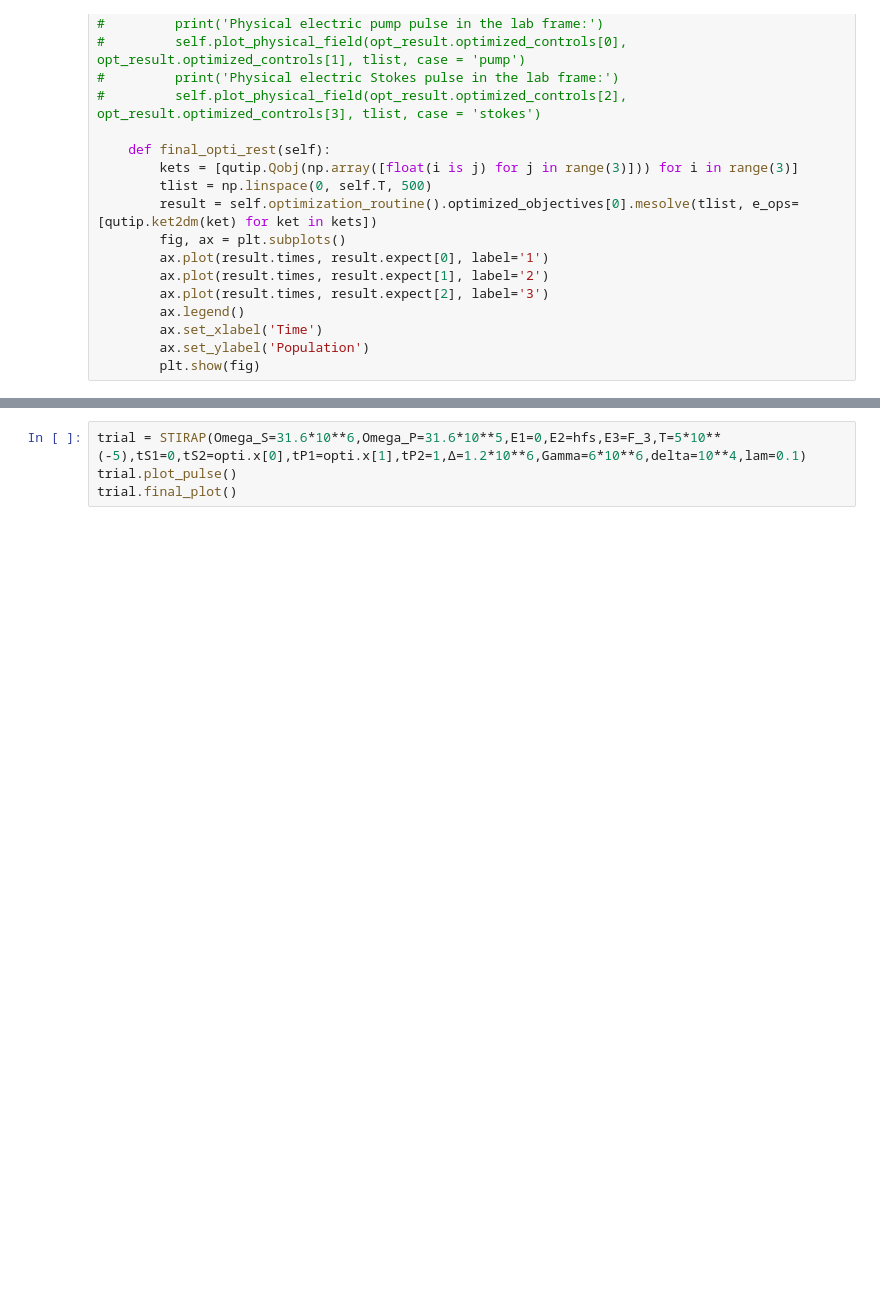
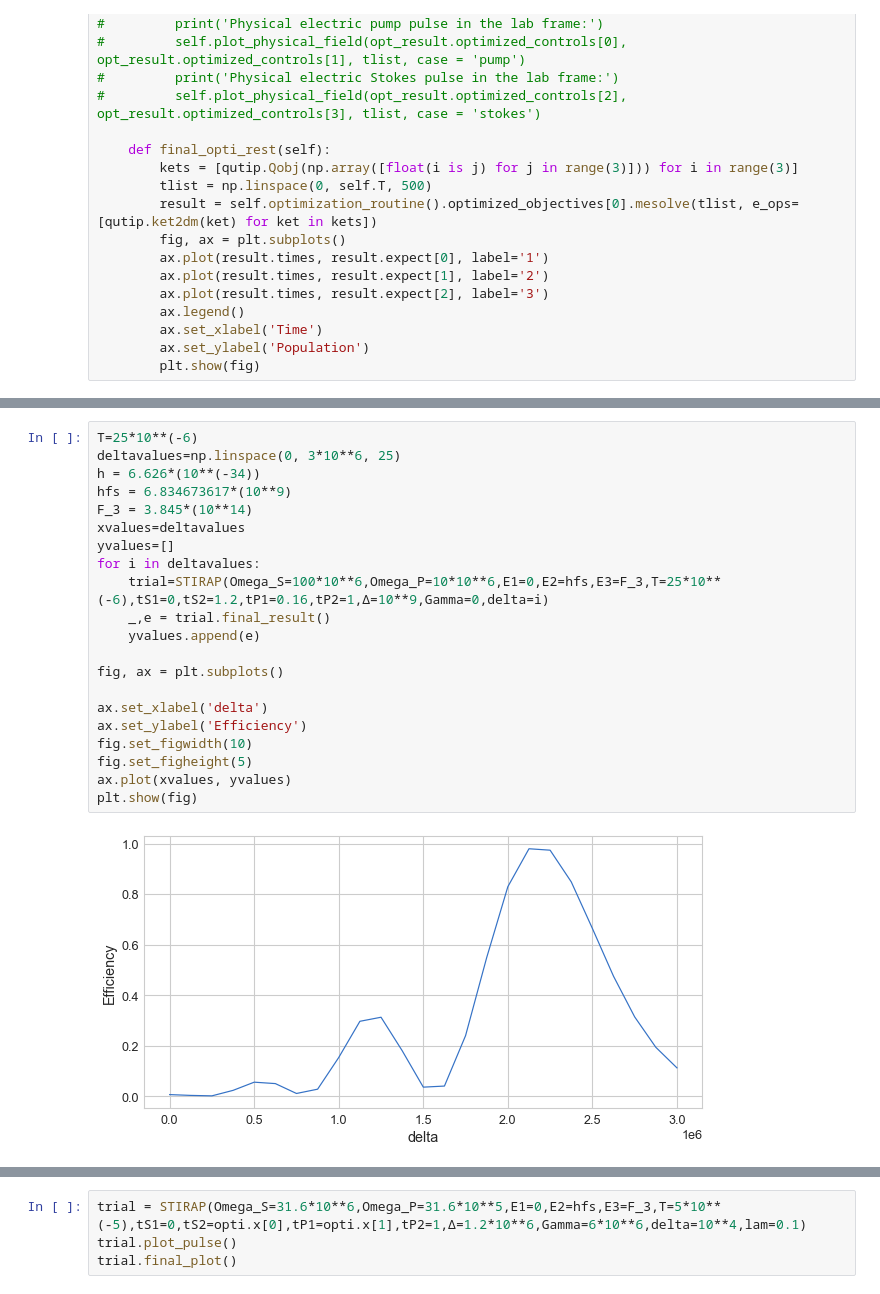
Before and after one commit to mahadevans2432/Quantum-Optics, a Jupyter notebook: STIRAP_EfficiencyVSdelta.ipynb, the cells around one changed output, grey strips where cells are left out. Cells and saved outputs as stored; diff of their text form; blank space fills up the shorter version.

```diff
--- a/STIRAP_EfficiencyVSdelta.ipynb
+++ b/STIRAP_EfficiencyVSdelta.ipynb
@@ -225,0 +238,23 @@ plt.show(fig)
+# %%
+T=25*10**(-6)
+deltavalues=np.linspace(0, 3*10**6, 25)
+h = 6.626*(10**(-34))
+hfs = 6.834673617*(10**9)
+F_3 = 3.845*(10**14)
+xvalues=deltavalues
+yvalues=[]
+for i in deltavalues:
+    trial=STIRAP(Omega_S=100*10**6,Omega_P=10*10**6,E1=0,E2=hfs,E3=F_3,T=25*10**(-6),tS1=0,tS2=1.2,tP1=0.16,tP2=1,Δ=10**9,Gamma=0,delta=i)
+    _,e = trial.final_result()
+    yvalues.append(e)
+
+fig, ax = plt.subplots()
+
+ax.set_xlabel('delta')
+ax.set_ylabel('Efficiency')
+fig.set_figwidth(10)
+fig.set_figheight(5)
+ax.plot(xvalues, yvalues)
+plt.show(fig)
+# %% [output]
+[figure, added]
```
Also changed, not shown: parts of 6 cells of this notebook.
